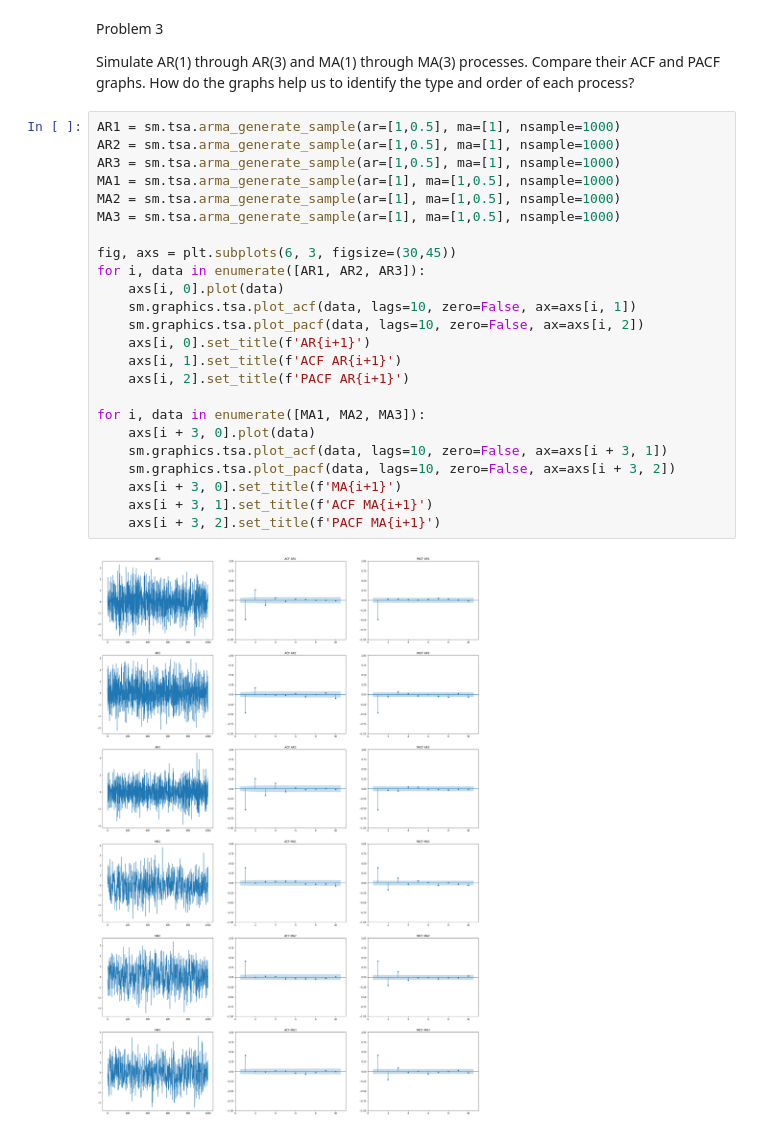
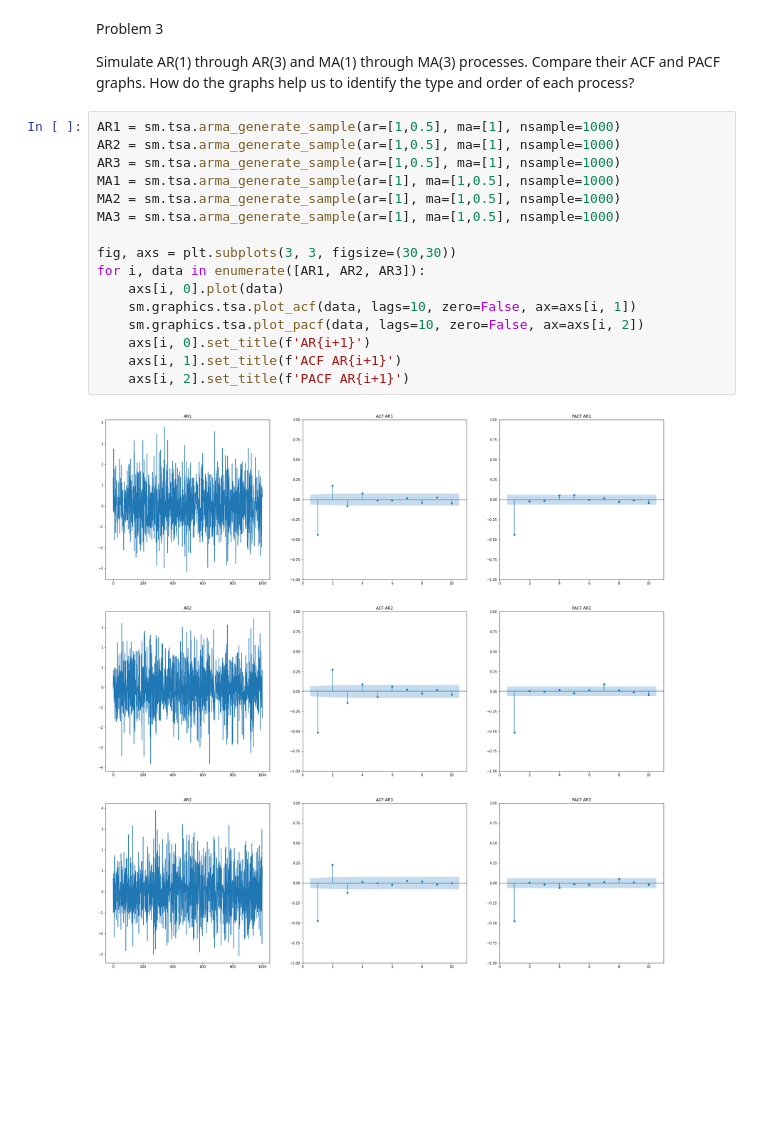
Before and after one commit to PWang23/Fintech545, a Jupyter notebook: Week02/Week2Project.ipynb, the cells around one changed output. Drawn from its saved outputs; the diff is of its cells as text; blank space fills up the shorter version.

```diff
--- a/Week02/Week2Project.ipynb
+++ b/Week02/Week2Project.ipynb
@@ -217,26 +242,18 @@ Simulate AR(1) through AR(3) and MA(1) through MA(3) processes. Compare their AC
 # %%
 AR1 = sm.tsa.arma_generate_sample(ar=[1,0.5], ma=[1], nsample=1000)
 AR2 = sm.tsa.arma_generate_sample(ar=[1,0.5], ma=[1], nsample=1000)
 AR3 = sm.tsa.arma_generate_sample(ar=[1,0.5], ma=[1], nsample=1000)
 MA1 = sm.tsa.arma_generate_sample(ar=[1], ma=[1,0.5], nsample=1000)
 MA2 = sm.tsa.arma_generate_sample(ar=[1], ma=[1,0.5], nsample=1000)
 MA3 = sm.tsa.arma_generate_sample(ar=[1], ma=[1,0.5], nsample=1000)
 
-fig, axs = plt.subplots(6, 3, figsize=(30,45))
+fig, axs = plt.subplots(3, 3, figsize=(30,30))
 for i, data in enumerate([AR1, AR2, AR3]):
     axs[i, 0].plot(data)
     sm.graphics.tsa.plot_acf(data, lags=10, zero=False, ax=axs[i, 1])
     sm.graphics.tsa.plot_pacf(data, lags=10, zero=False, ax=axs[i, 2])
     axs[i, 0].set_title(f'AR{i+1}')
     axs[i, 1].set_title(f'ACF AR{i+1}')
     axs[i, 2].set_title(f'PACF AR{i+1}')
-
-for i, data in enumerate([MA1, MA2, MA3]):
-    axs[i + 3, 0].plot(data)
-    sm.graphics.tsa.plot_acf(data, lags=10, zero=False, ax=axs[i + 3, 1])
-    sm.graphics.tsa.plot_pacf(data, lags=10, zero=False, ax=axs[i + 3, 2])
-    axs[i + 3, 0].set_title(f'MA{i+1}')
-    axs[i + 3, 1].set_title(f'ACF MA{i+1}')
-    axs[i + 3, 2].set_title(f'PACF MA{i+1}')
 # %% [output]
-[figure, old version]
+[figure, new version]
```
Also changed, not shown: parts of 8 cells of this notebook, 3 other files.
